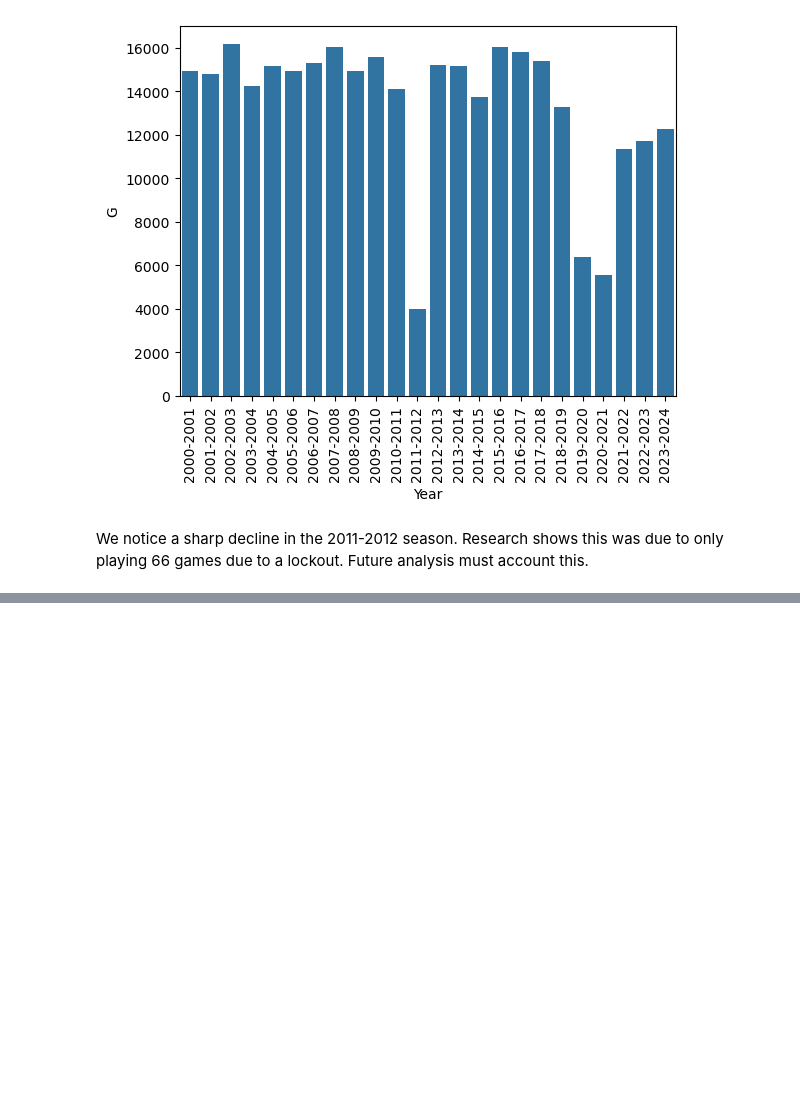
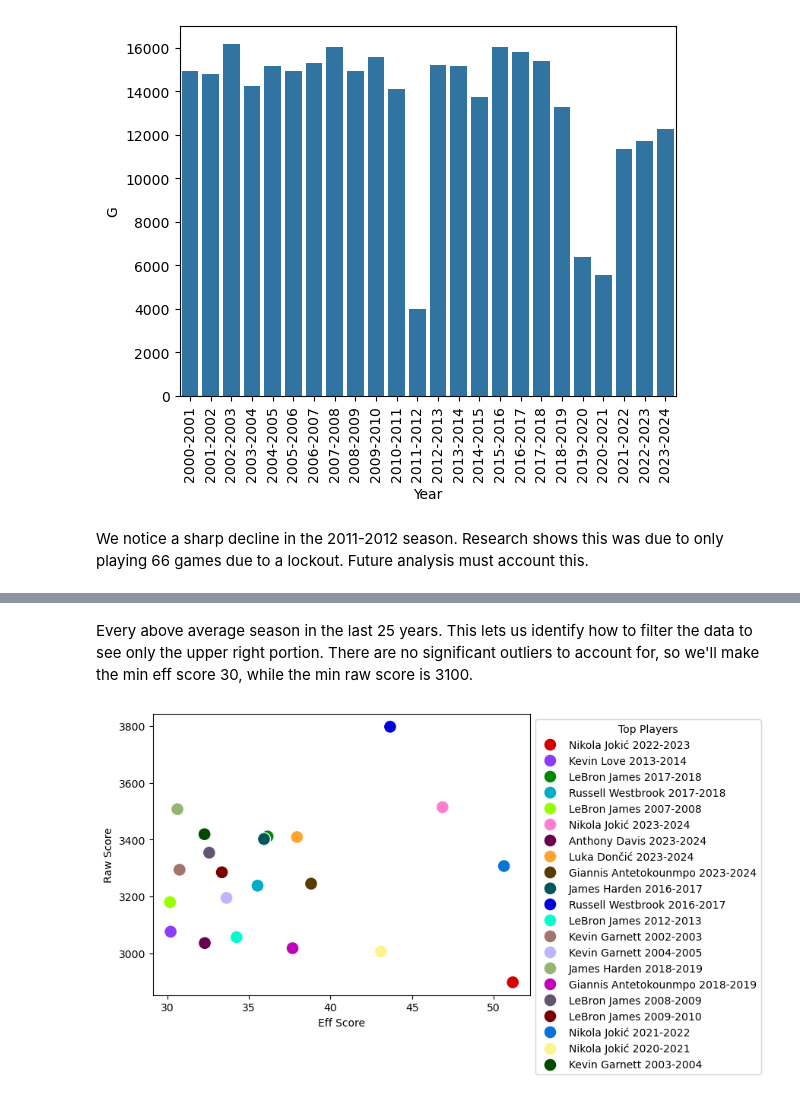
Before and after one commit to khadazhaia/nba-stats, a Jupyter notebook: notebooks/jonathan_eda.ipynb, the cells around one changed output, grey strips where cells are left out. Cells and saved outputs as stored; diff of their text form; code cells hidden in the pictures; blank space fills up the shorter version.

```diff
--- a/notebooks/jonathan_eda.ipynb
+++ b/notebooks/jonathan_eda.ipynb
@@ -174,0 +123,15 @@ print(mvps)
+# %% [markdown]
+Every above average season in the last 25 years. This lets us identify how to filter the data to see only the upper right portion. There are no significant outliers to account for, so we'll make the min eff score 30, while the min raw score is 3100.
+# %%
+#create a new Value Matrix dataframe
+Top_Value_Matrix = Value_Matrix
+#remove players who do not appear in the upper right quadrant of the scatterplot
+Top_Value_Matrix = Value_Matrix[((Value_Matrix["Eff Score"] > 30) & (Value_Matrix["Raw Score"] > 3000))|(Value_Matrix["Eff Score"] > 40)]
+#creat a new pallete of colors to diffentiate between players
+palette = sns.color_palette(cc.glasbey, n_colors=21)
+#number of colors = 15 because that is the number of values we have filtered down to
+sns.scatterplot(Top_Value_Matrix, x=Top_Value_Matrix["Eff Score"], y=Top_Value_Matrix["Raw Score"], hue=Top_Value_Matrix.index, s=150, palette=palette)
+plt.legend(title="Top Players", bbox_to_anchor=(1,1), loc="upper left")
+plt.show()
+# %% [output]
+[figure, added]
```
Also changed, not shown: parts of 66 cells of this notebook, 1 other file.
